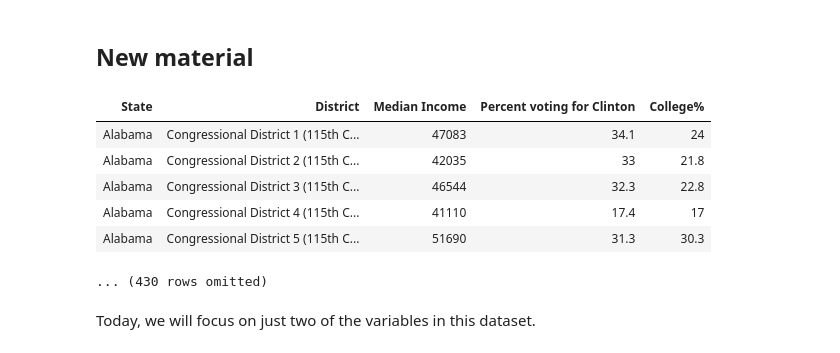
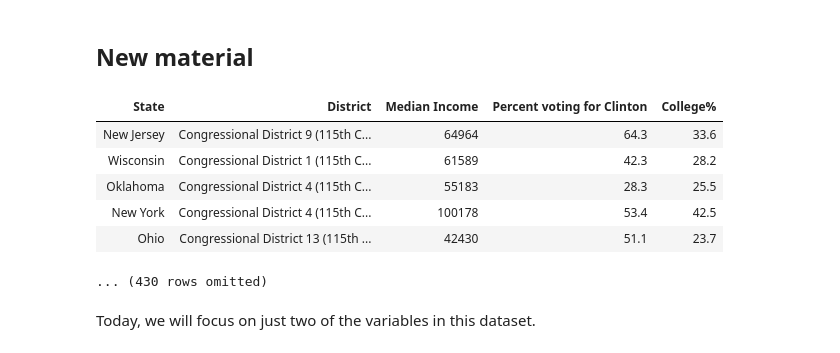
Before and after one commit to data-8/materials-fa24, a Jupyter notebook: lec/lec31/lec31.ipynb, the cells around one changed output. Drawn from its saved outputs; the diff is of its cells as text; code cells hidden in the pictures.

```diff
--- a/lec/lec31/lec31.ipynb
+++ b/lec/lec31/lec31.ipynb
@@ -83,14 +83,14 @@ def intercept(t, x, y):
 ## New material
 # %%
 demographics = Table.read_table('district_demographics2016.csv')
-demographics.show(5)
+demographics.sample().show(5)
 # %% [output]
 | State | District | Median Income | Percent voting for Clinton | College% |
-| Alabama | Congressional District 1 (115th C... | 47083 | 34.1 | 24 |
-| Alabama | Congressional District 2 (115th C... | 42035 | 33 | 21.8 |
-| Alabama | Congressional District 3 (115th C... | 46544 | 32.3 | 22.8 |
-| Alabama | Congressional District 4 (115th C... | 41110 | 17.4 | 17 |
-| Alabama | Congressional District 5 (115th C... | 51690 | 31.3 | 30.3 |
+| New Jersey | Congressional District 9 (115th C... | 64964 | 64.3 | 33.6 |
+| Wisconsin | Congressional District 1 (115th C... | 61589 | 42.3 | 28.2 |
+| Oklahoma | Congressional District 4 (115th C... | 55183 | 28.3 | 25.5 |
+| New York | Congressional District 4 (115th C... | 100178 | 53.4 | 42.5 |
+| Ohio | Congressional District 13 (115th ... | 42430 | 51.1 | 23.7 |
 ... (430 rows omitted)
 # %% [markdown]
 Today, we will focus on just two of the variables in this dataset.
```
Also changed, not shown: parts of 4 cells of this notebook.
